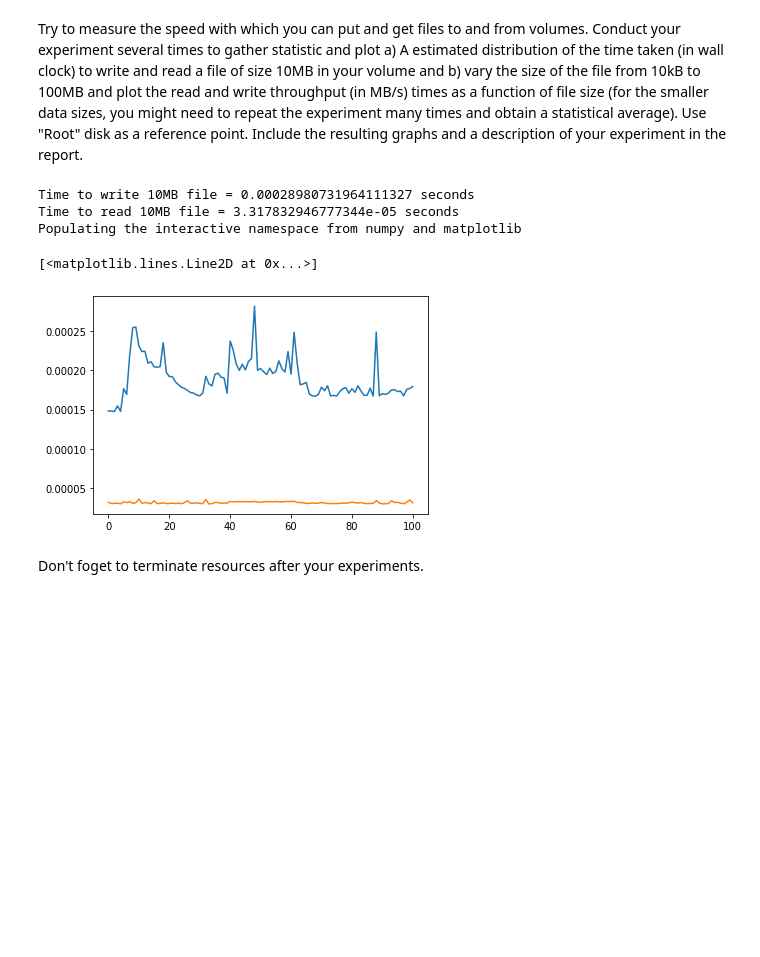
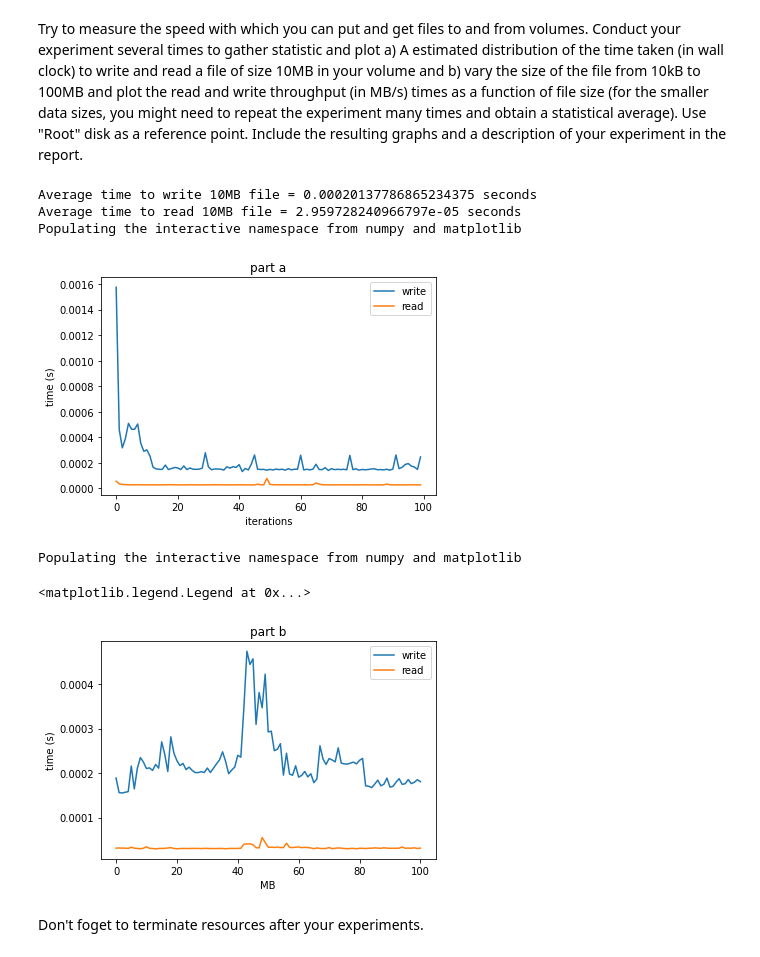
Before and after one commit to sotchatzi/AppliedCloudComputing, a Jupyter notebook: Lab2/OpenStack-API-Lab2-PartI-2020.ipynb, the cells around one changed output. Saved outputs shown, nothing was run; the diff lists cells and outputs as text; code cells hidden in the pictures; blank space fills up the shorter version.

```diff
--- a/Lab2/OpenStack-API-Lab2-PartI-2020.ipynb
+++ b/Lab2/OpenStack-API-Lab2-PartI-2020.ipynb
@@ -116,40 +138,63 @@ nova.servers.list()
 # %% [markdown]
 Try to measure the speed with which you can put and get files to and from volumes. Conduct your experiment several times to gather statistic and plot a) A estimated distribution of the time taken (in wall clock) to write and read a file of size 10MB in your volume and b) vary the size of the file from 10kB to 100MB and plot the read and write throughput (in MB/s) times as a function of file size (for the smaller data sizes, you might need to repeat the experiment many times and obtain a statistical average). Use "Root" disk as a reference point. Include the resulting graphs and a description of your experiment in the report.
 # %%
-# Implement you solution here. Hint, the following command
+#Implement you solution here. Hint, the following command
 import os
 import time
 
+#define the number of iterations in order to repeat the same experinment many times and to calculate the average
 iterations_time = 100
 
-# Task a
+
+# Task a #
+
 
 filename = "/home/ubuntu/volume/10MB"
-iterations_b = 100
 
-ta = [None] * iterations_time
+ta_write = [None] * iterations_time
+ta_read = [None] * iterations_time
 
 #write 10MB
 for i in range(iterations_time):
     t0 = time.time()
     fw = open(filename,"wb")
+    #create a file of 10MB
     fw.seek(1024*1024*10-1)
     fw.write(b"\0")
     fw.close()
-    ta[i] = time.time() - t0
-print("Time to write 10MB file =" , sum(ta)/iterations_time, "seconds")
+    ta_write[i] = time.time() - t0
+
+#calculate the average
+print("Average time to write 10MB file =" , sum(ta_write)/iterations_time, "seconds")
 
 #read 10MB
 for i in range(iterations_time):
     t0 = time.time()
+    #read the 10MB file
     fr = open(filename,"r")
     fr.close()
-    ta[i] = time.time() - t0
-print("Time to read 10MB file =" , sum(ta)/iterations_time, "seconds")
+    ta_read[i] = time.time() - t0
 
-# Task b
+#calculate the average
+print("Average time to read 10MB file =" , sum(ta_read)/iterations_time, "seconds")
+
+#plot the time of each iteration for read and write
+%pylab inline
+plt.plot(ta_write,label='write')
+plt.plot(ta_read,label='read')
+plt.xlabel('iterations')
+plt.ylabel('time (s)')
+plt.title('part a')
+plt.legend(loc="upper right")
+plt.show()
+
+
+#Task b
+
 
 filename2 = "/home/ubuntu/volume/x_file"
+
+#iterations = 10kB, 1MB, 2MB, 3MB, 4MB, ... 99MB, 100MB
 iterations_b = 101
 temp = [None] * iterations_time
 t_read = [None] * iterations_b
@@ -160,46 +205,54 @@ for i in range(iterations_b):
     if (i == 0):
         for j in range(iterations_time):
             t0 = time.time()
             fw = open(filename2,"wb")
+            #begin with 10kB
             fw.seek(1024*10)
             fw.write(b"\0")
             fw.close()
             temp[j] = time.time() - t0
+        #calculate the average to write for each file
         t_write[i] = sum(temp)/iterations_time
     else:
         for j in range(iterations_time):
             t0 = time.time()
             fw = open(filename2,"wb")
+            #begin with 1MB till 100MB
             fw.seek(1024*1024*i-1)
             fw.write(b"\0")
             fw.close()
             temp[j] = time.time() - t0
+        #calculate the average to write for each file
         t_write[i] = sum(temp)/iterations_time
-#    print(i,"time to write",t_write[i])
+        #print(i,"time to write",t_write[i])
 
     #read
     for j in range(iterations_time):
         t0 = time.time()
+        #read the created file
         fr = open(filename2,"r")
         fr.close()
         temp[j] = time.time() - t0
+    #calculate the average to read for each file
     t_read[i] = sum(temp)/iterations_time
-#    print(i,"time to read",t_read[i])
+    #print(i,"time to read",t_read[i])
 
-
-# will  make matplotlib/pylab available and plots will be displayed directly in the notebook, for example
+#plot the time of each file from 10kB to 100MB for read and write
 %pylab inline
-plt.plot(t_write)
-plt.plot(t_read)
-#plt.plot([0,1,2,10])
-#plt.plot([0,1,2,8])
-#plt.plot([0,1,2,9])
+plt.plot(t_write,label='write')
+plt.plot(t_read,label='read')
+plt.xlabel('MB')
+plt.ylabel('time (s)')
+plt.title('part b')
+plt.legend(loc="upper right")
 # %% [output]
-Time to write 10MB file = 0.00028980731964111327 seconds
-Time to read 10MB file = 3.317832946777344e-05 seconds
+Average time to write 10MB file = 0.00020137786865234375 seconds
+Average time to read 10MB file = 2.959728240966797e-05 seconds
 Populating the interactive namespace from numpy and matplotlib
+[figure, new version]
-[<matplotlib.lines.Line2D at 0x...>]
+Populating the interactive namespace from numpy and matplotlib
-[figure, old version]
+<matplotlib.legend.Legend at 0x...>
+[figure, added]
 # %% [markdown]
 Don't foget to terminate resources after your experiments.
 # %%
```
Also changed, not shown: parts of 8 cells of this notebook.
